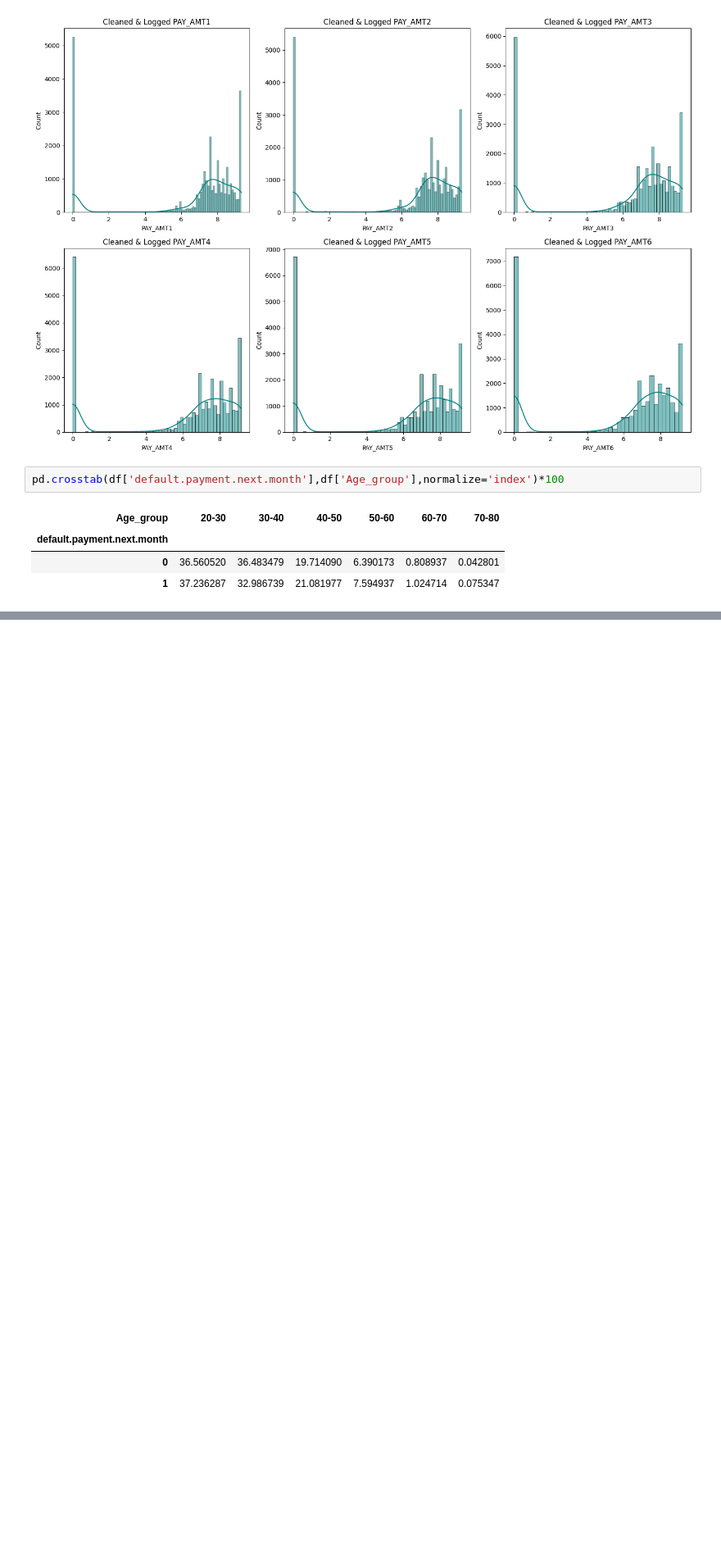
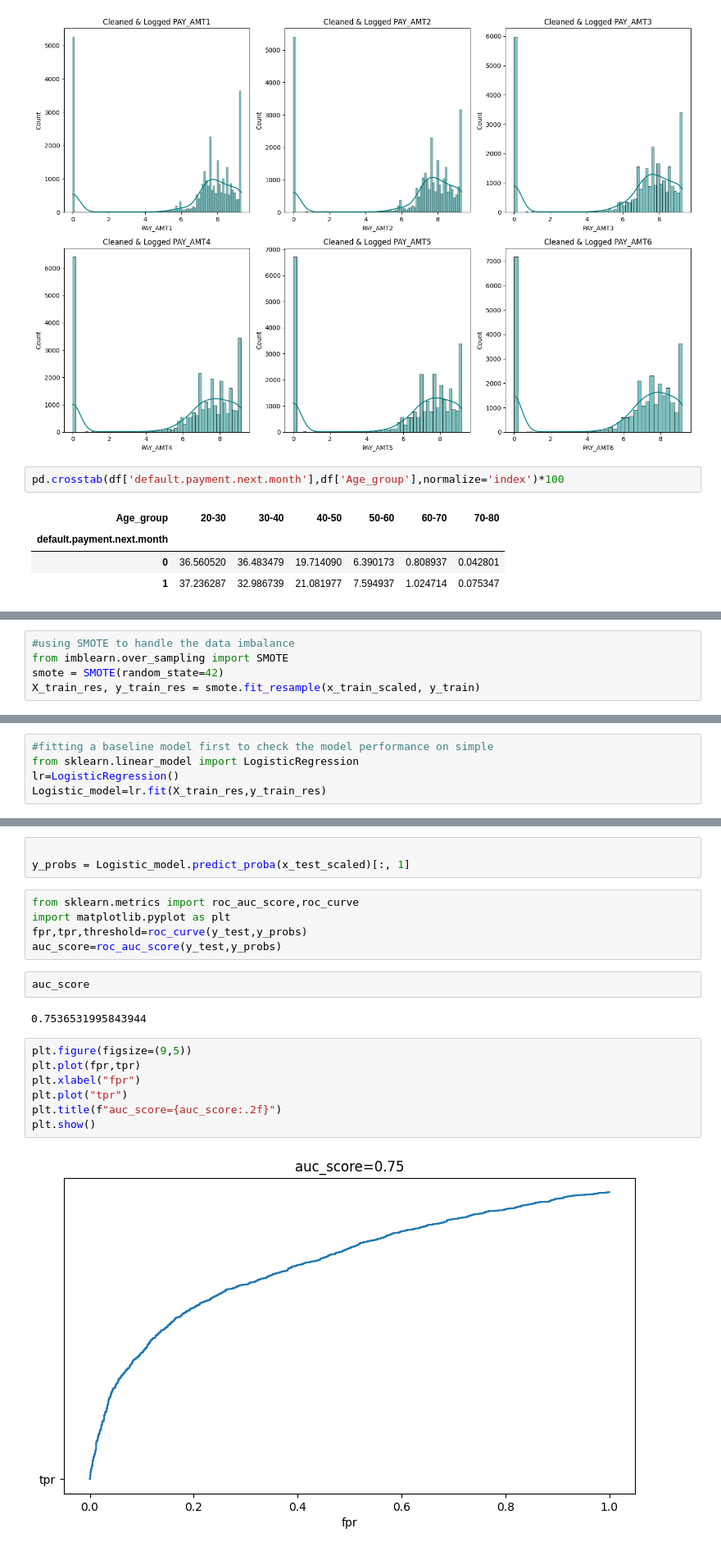
Before and after one commit to Koresrimanth/testgit, a Jupyter notebook: ml.ipynb, the cells around one changed output, grey strips where cells are left out. Shown at 82% size. Saved outputs shown, nothing was run; the diff lists cells and outputs as text; blank space fills up the shorter version.

```diff
--- a/ml.ipynb
+++ b/ml.ipynb
@@ -320,0 +470,5 @@ Index(['ID', 'LIMIT_BAL', 'SEX', 'EDUCATION', 'MARRIAGE', 'AGE', 'PAY_0',
+# %%
+#using SMOTE to handle the data imbalance
+from imblearn.over_sampling import SMOTE
+smote = SMOTE(random_state=42)
+X_train_res, y_train_res = smote.fit_resample(x_train_scaled, y_train)
@@ -320,0 +481,5 @@ Index(['ID', 'LIMIT_BAL', 'SEX', 'EDUCATION', 'MARRIAGE', 'AGE', 'PAY_0',
+# %%
+#fitting a baseline model first to check the model performance on simple
+from sklearn.linear_model import LogisticRegression
+lr=LogisticRegression()
+Logistic_model=lr.fit(X_train_res,y_train_res)
@@ -320,0 +510,21 @@ Index(['ID', 'LIMIT_BAL', 'SEX', 'EDUCATION', 'MARRIAGE', 'AGE', 'PAY_0',
+# %%
+
+y_probs = Logistic_model.predict_proba(x_test_scaled)[:, 1]
+# %%
+from sklearn.metrics import roc_auc_score,roc_curve
+import matplotlib.pyplot as plt
+fpr,tpr,threshold=roc_curve(y_test,y_probs)
+auc_score=roc_auc_score(y_test,y_probs)
+# %%
+auc_score
+# %% [output]
+0.7536531995843944
+# %%
+plt.figure(figsize=(9,5))
+plt.plot(fpr,tpr)
+plt.xlabel("fpr")
+plt.plot("tpr")
+plt.title(f"auc_score={auc_score:.2f}")
+plt.show()
+# %% [output]
+[figure, added]
```
Also changed, not shown: parts of 38 cells of this notebook.
